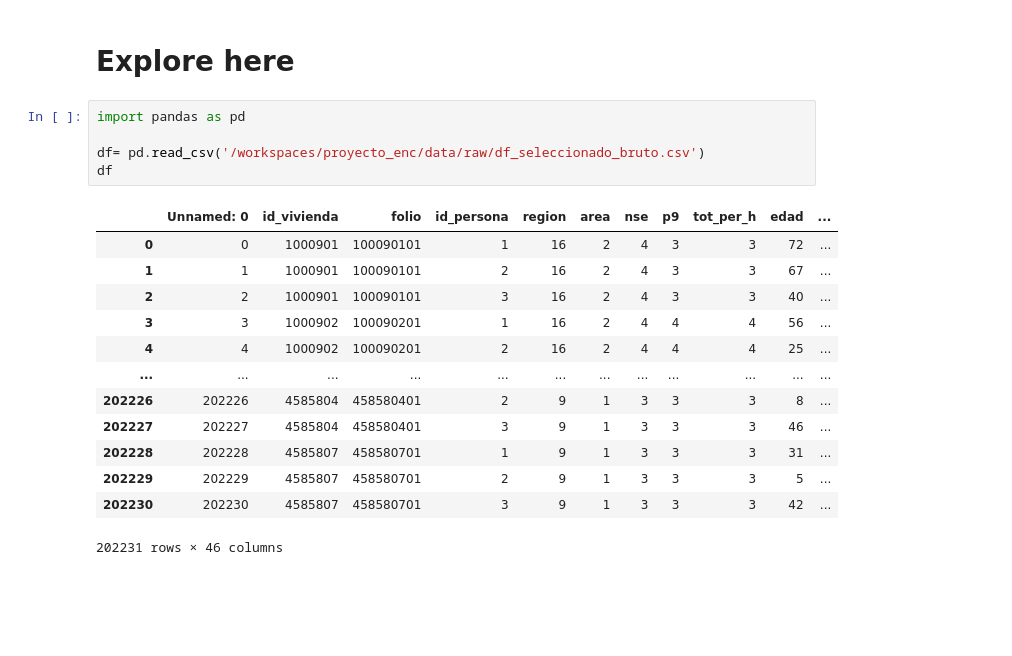
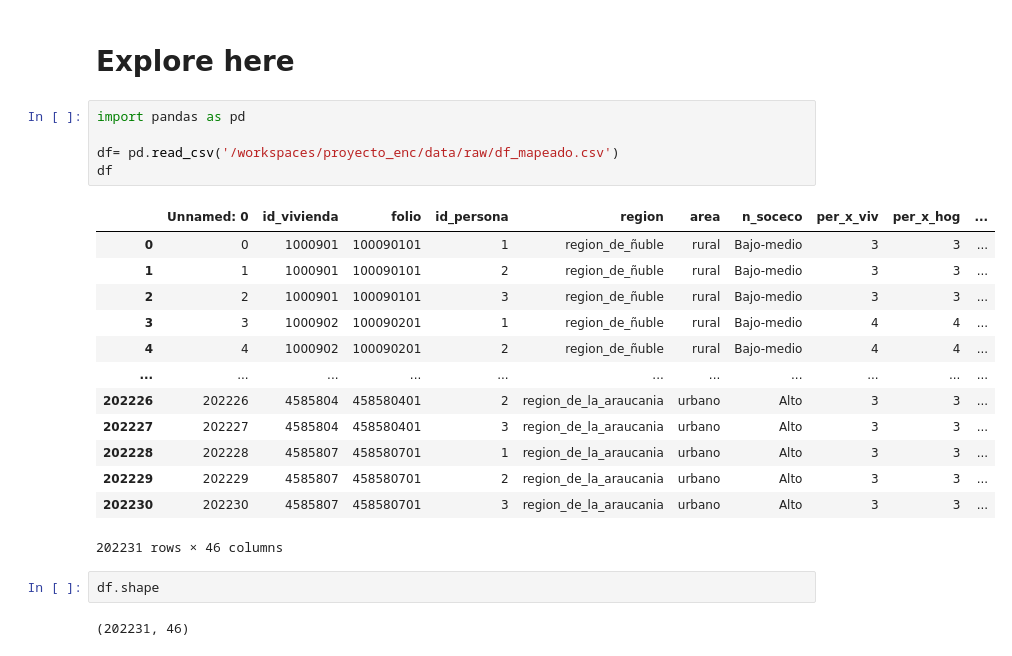
Before and after one commit to Estefaniagz/proyecto_enc, a Jupyter notebook: src/explore.ipynb, the cells around one changed output. Cells and saved outputs as stored; diff of their text form; blank space fills up the shorter version.

Commit message:
proyecto_4geeks

```diff
--- a/src/explore.ipynb
+++ b/src/explore.ipynb
@@ -3,19 +3,23 @@
 # %%
 import pandas as pd
 
-df= pd.read_csv('/workspaces/proyecto_enc/data/raw/df_seleccionado_bruto.csv')
+df= pd.read_csv('/workspaces/proyecto_enc/data/raw/df_mapeado.csv')
 df
 # %% [output]
-|  | Unnamed: 0 | id_vivienda | folio | id_persona | region | area | nse | p9 | tot_per_h | edad | ... |
-| 0 | 0 | 1000901 | 100090101 | 1 | 16 | 2 | 4 | 3 | 3 | 72 | ... |
-| 1 | 1 | 1000901 | 100090101 | 2 | 16 | 2 | 4 | 3 | 3 | 67 | ... |
-| 2 | 2 | 1000901 | 100090101 | 3 | 16 | 2 | 4 | 3 | 3 | 40 | ... |
-| 3 | 3 | 1000902 | 100090201 | 1 | 16 | 2 | 4 | 4 | 4 | 56 | ... |
-| 4 | 4 | 1000902 | 100090201 | 2 | 16 | 2 | 4 | 4 | 4 | 25 | ... |
-| ... | ... | ... | ... | ... | ... | ... | ... | ... | ... | ... | ... |
-| 202226 | 202226 | 4585804 | 458580401 | 2 | 9 | 1 | 3 | 3 | 3 | 8 | ... |
-| 202227 | 202227 | 4585804 | 458580401 | 3 | 9 | 1 | 3 | 3 | 3 | 46 | ... |
-| 202228 | 202228 | 4585807 | 458580701 | 1 | 9 | 1 | 3 | 3 | 3 | 31 | ... |
-| 202229 | 202229 | 4585807 | 458580701 | 2 | 9 | 1 | 3 | 3 | 3 | 5 | ... |
-| 202230 | 202230 | 4585807 | 458580701 | 3 | 9 | 1 | 3 | 3 | 3 | 42 | ... |
+|  | Unnamed: 0 | id_vivienda | folio | id_persona | region | area | n_soceco | per_x_viv | per_x_hog | ... |
+| 0 | 0 | 1000901 | 100090101 | 1 | region_de_ñuble | rural | Bajo-medio | 3 | 3 | ... |
+| 1 | 1 | 1000901 | 100090101 | 2 | region_de_ñuble | rural | Bajo-medio | 3 | 3 | ... |
+| 2 | 2 | 1000901 | 100090101 | 3 | region_de_ñuble | rural | Bajo-medio | 3 | 3 | ... |
+| 3 | 3 | 1000902 | 100090201 | 1 | region_de_ñuble | rural | Bajo-medio | 4 | 4 | ... |
+| 4 | 4 | 1000902 | 100090201 | 2 | region_de_ñuble | rural | Bajo-medio | 4 | 4 | ... |
+| ... | ... | ... | ... | ... | ... | ... | ... | ... | ... | ... |
+| 202226 | 202226 | 4585804 | 458580401 | 2 | region_de_la_araucania | urbano | Alto | 3 | 3 | ... |
+| 202227 | 202227 | 4585804 | 458580401 | 3 | region_de_la_araucania | urbano | Alto | 3 | 3 | ... |
+| 202228 | 202228 | 4585807 | 458580701 | 1 | region_de_la_araucania | urbano | Alto | 3 | 3 | ... |
+| 202229 | 202229 | 4585807 | 458580701 | 2 | region_de_la_araucania | urbano | Alto | 3 | 3 | ... |
+| 202230 | 202230 | 4585807 | 458580701 | 3 | region_de_la_araucania | urbano | Alto | 3 | 3 | ... |
 202231 rows × 46 columns
+# %%
+df.shape
+# %% [output]
+(202231, 46)
```
Also changed, not shown: parts of 25 cells of this notebook, 2 other files.
